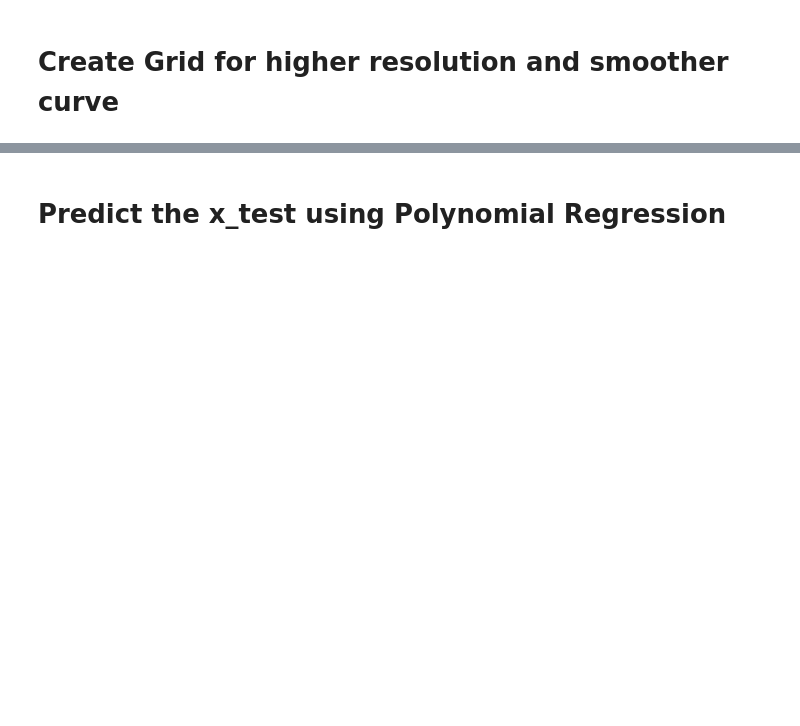
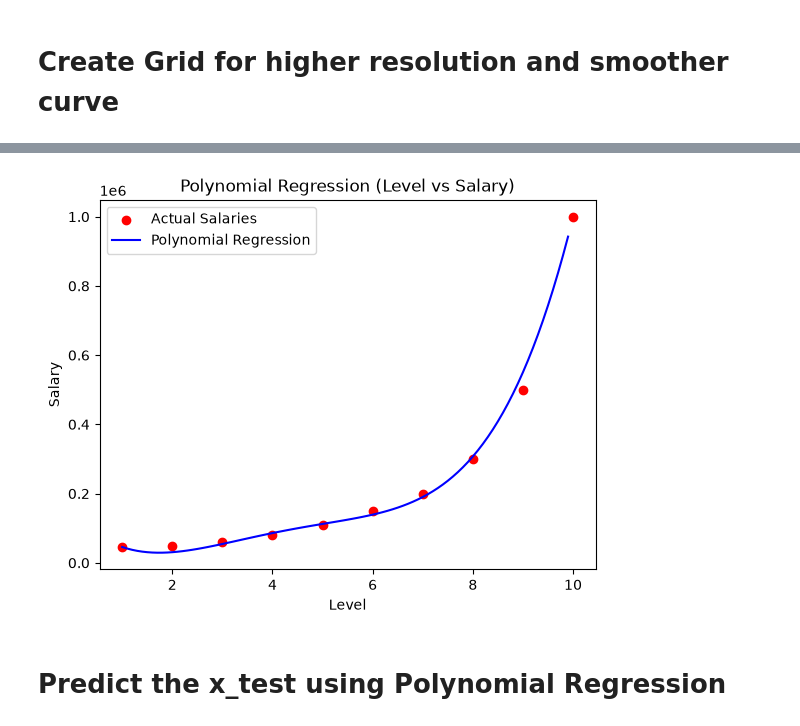
Before and after one commit to Jarvish1xyz/Sem-5, a Jupyter notebook: ML/Lab-5/Lab5_EMPTY.ipynb, the cells around one changed output, grey strips where cells are left out. Saved outputs shown, nothing was run; the diff lists cells and outputs as text; code cells hidden in the pictures; blank space fills up the shorter version.

```diff
--- a/ML/Lab-5/Lab5_EMPTY.ipynb
+++ b/ML/Lab-5/Lab5_EMPTY.ipynb
@@ -277,0 +298,5 @@ yPredict = polyModel.predict(xTestPoly)
+# %%
+import numpy as np
+x1 = np.arange(1, 10, 0.1)
+x1 = x1.reshape(-1,1)
+x1
@@ -278,3 +321,13 @@ yPredict = polyModel.predict(xTestPoly)
+# %%
+plt.scatter(x,y,color='red', label="Actual Salaries")
+plt.plot(x1, polyModel.predict(poly.transform(x1)), color='blue', label="Polynomial Regression")
+plt.title("Polynomial Regression (Level vs Salary)")
+plt.xlabel('Level')
+plt.ylabel('Salary')
+plt.legend()
+plt.show()
+# %% [output]
+[figure, added]
 # %% [markdown]
 # Predict the x_test using Polynomial Regression
 # %%
```
Also changed, not shown: parts of 11 cells of this notebook, 5 other files.
